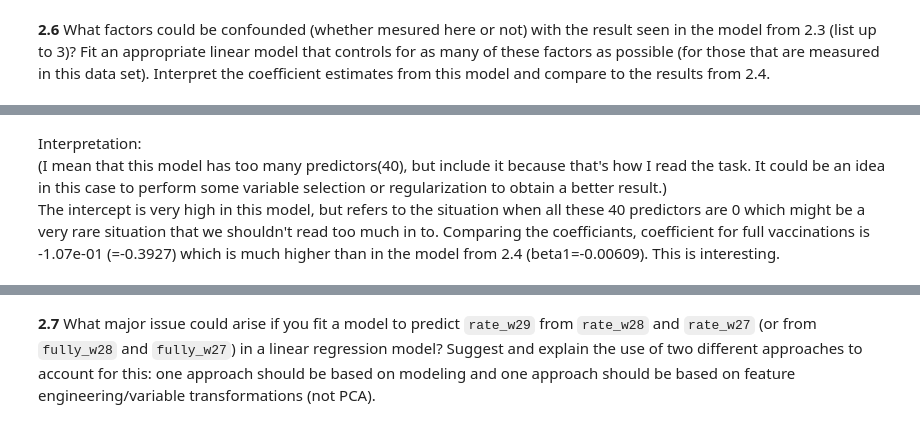
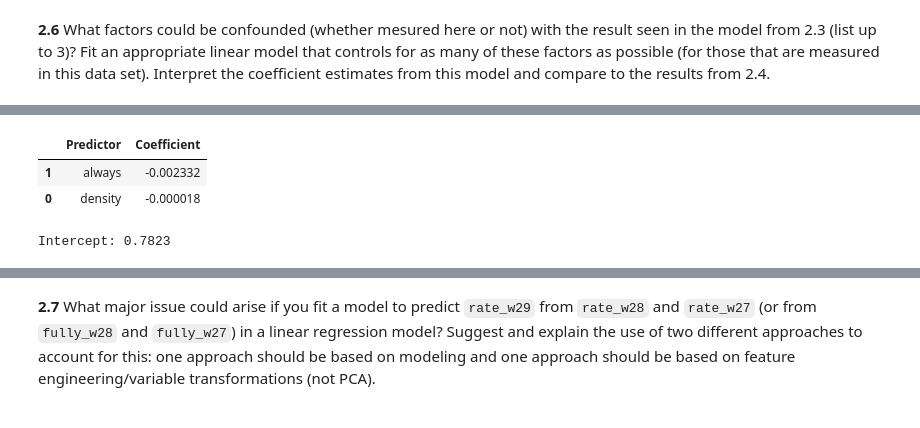
Before and after one commit to kkvalsvik/DataScience_cs109a_Harvard, a Jupyter notebook: cs_s109a_finalexam_2021.ipynb, the cells around one changed output, grey strips where cells are left out. Saved outputs shown, nothing was run; the diff lists cells and outputs as text; code cells hidden in the pictures.

```diff
--- a/cs_s109a_finalexam_2021.ipynb
+++ b/cs_s109a_finalexam_2021.ipynb
@@ -745,25 +740,22 @@ I would choose to model the imputation with uncertainty in order to best capture
 # %%
-# Interpreting "controls for as many of these factors as possible" as including all relevant variables
-predictors_to_include = ['population', 'hispanic', 'minority',
-       'female', 'unemployed', 'income', 'nodegree', 'bachelor', 'inactivity',
-       'obesity', 'density', 'votergap20','never', 'rarely',
-       'sometimes', 'frequently', 'always','cases_w30', 'deaths_w30', 'fully_w30',
-       'dose1_w30', 'cases_w26', 'deaths_w26', 'fully_w26', 'dose1_w26',
-       'cases_w27', 'deaths_w27', 'fully_w27', 'dose1_w27', 'cases_w28',
-       'deaths_w28', 'fully_w28', 'dose1_w28', 'cases_w29', 'deaths_w29',
-       'fully_w29', 'dose1_w29', 'rate_w30', 'rate_w28','rate_w27']
+# See answer below on the choice of confounding variables.
+# I first interpreted the task to ask for all possible features in covid_clean, but read from Ed that we should include
+#the ones that are possible from our listed 3 confounding variables. Updated now.
+predictors_to_include = ['density', 'always']
 # Assigning X and y:
 X_full = covid_clean[predictors_to_include]
 y = covid_clean['rate_w29']
 # Fitting multiple regression model:
 reg_linear_all = LinearRegression().fit(X_full, y)
 
-# Creating a dataframe of all coefficients sorted from highest absolute value to lowest:
+# Creating a dataframe of all coefficients (now corrected to two) sorted from highest absolute value to lowest:
 zip(predictors_to_include, reg_linear_all.coef_)
 coeffs = pd.DataFrame(zip(predictors_to_include, reg_linear_all.coef_), columns=['Predictor','Coefficient'])
 coeffs = coeffs.reindex(coeffs.Coefficient.abs().sort_values(ascending=False).index)
+display(coeffs)
+print(f'Intercept: {reg_linear_all.intercept_:.4}')
+# %% [output]
+|  | Predictor | Coefficient |
+| 1 | always | -0.002332 |
+| 0 | density | -0.000018 |
+Intercept: 0.7823
-# %% [markdown]
-Interpretation:
-(I mean that this model has too many predictors(40), but include it because that's how I read the task. It could be an idea in this case to perform some variable selection or regularization to obtain a better result.)
-The intercept is very high in this model, but refers to the situation when all these 40 predictors are 0 which might be a very rare situation that we shouldn't read too much in to.
-Comparing the coefficiants, coefficient for full vaccinations is -1.07e-01 (=-0.3927) which is much higher than in the model from 2.4 (beta1=-0.00609). This is interesting.
```
Also changed, not shown: parts of 17 cells of this notebook.
